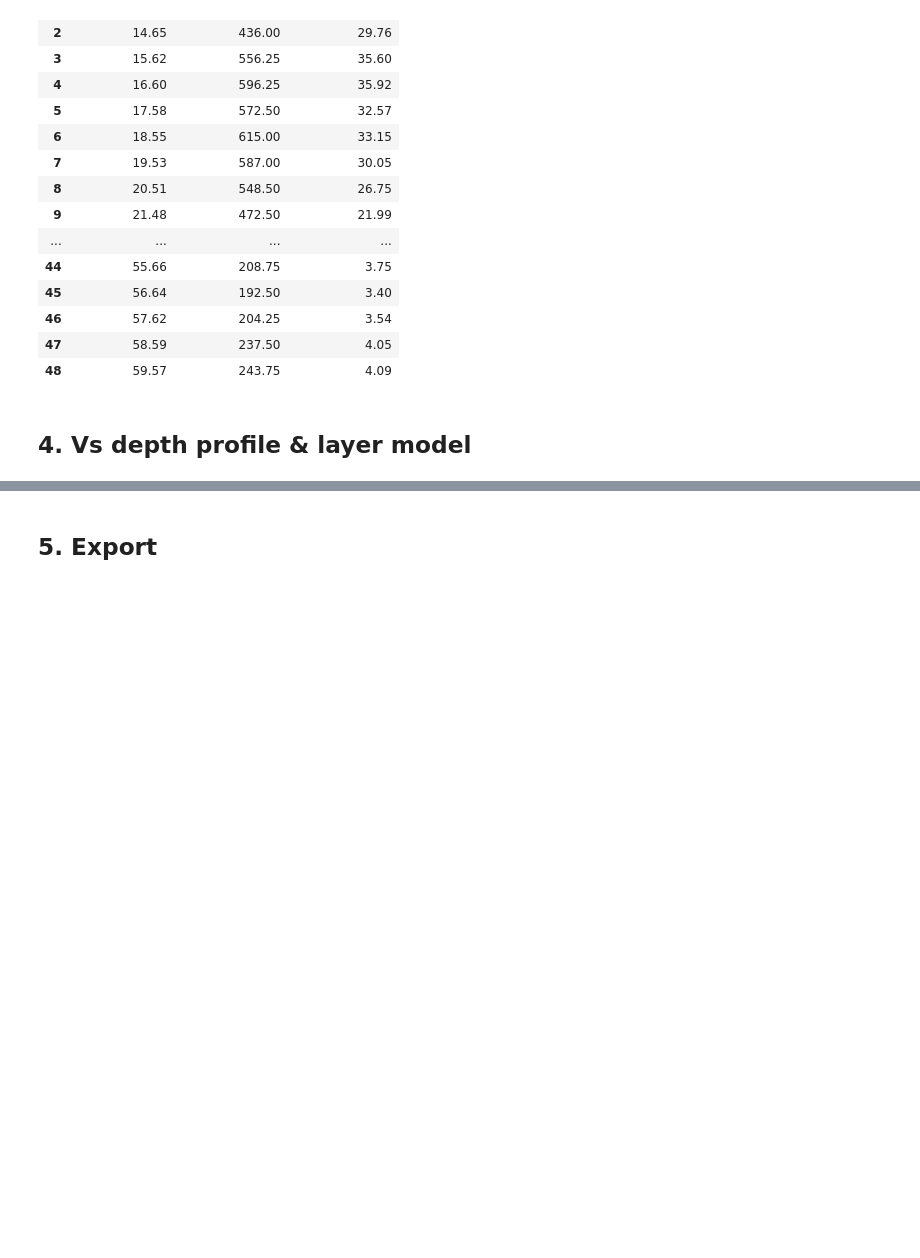
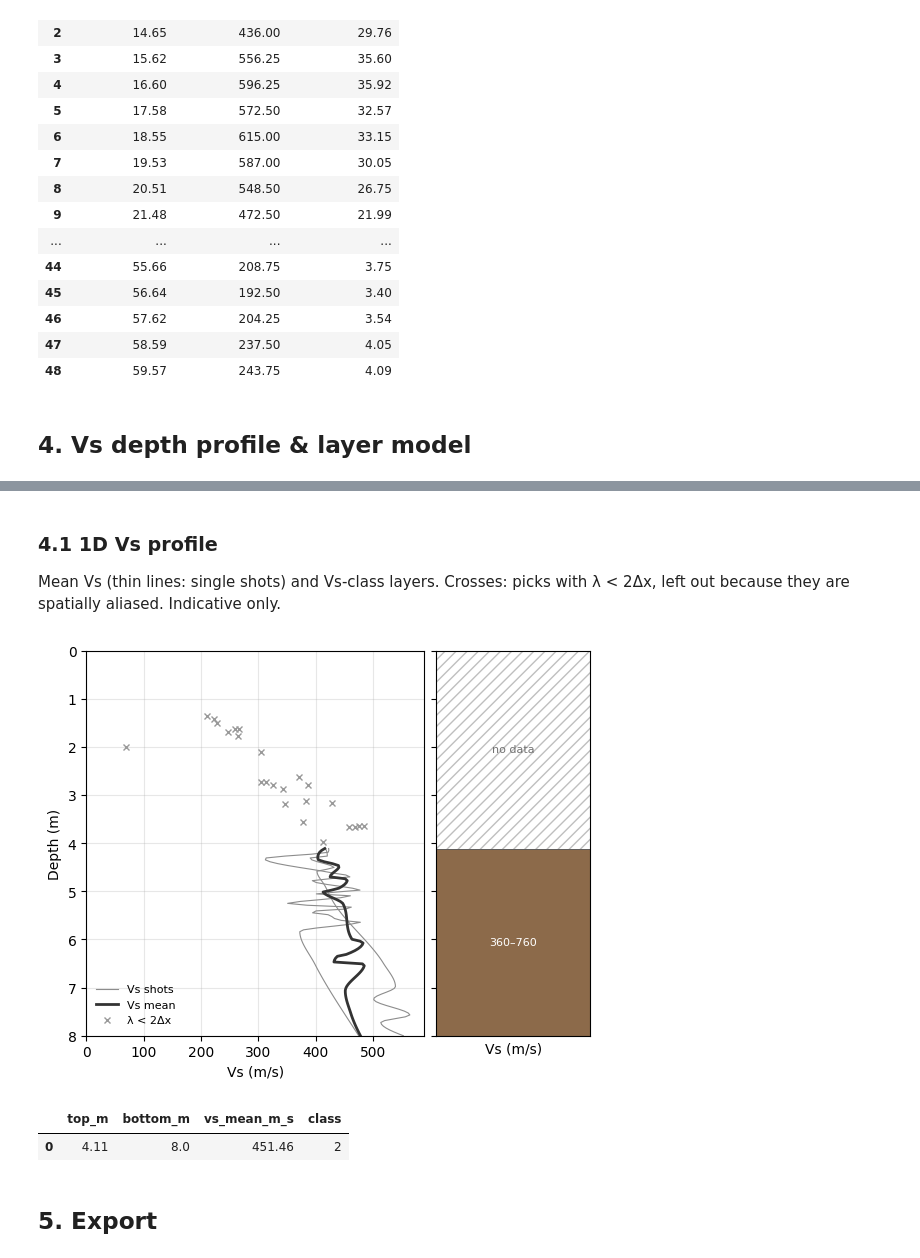
Before and after one commit to oscar-rincon/seismic-refraction-analysis, a Jupyter notebook: L1_MASW_analysis.ipynb, the cells around one changed output, grey strips where cells are left out. Drawn from its saved outputs; the diff is of its cells as text; code cells hidden in the pictures; blank space fills up the shorter version.

```diff
--- a/L1_MASW_analysis.ipynb
+++ b/L1_MASW_analysis.ipynb
@@ -98,3 +103,18 @@ layers
+# %% [markdown]
+### 4.1 1D Vs profile
+
+Mean Vs (thin lines: single shots) and Vs-class layers. Crosses: picks with λ < 2Δx, left out because they are spatially aliased. Indicative only.
+# %%
+flagged = masw.aliased_picks(curve_mean, MIN_WAVELENGTH, DEPTH_FACTOR, VS_FACTOR)
+flagged = flagged[flagged["depth_m"] <= Z_MAX]
+vs_fig, vs_layers = plotting.plot_1d_vs_profile(profile, flagged)
+vs_fig.savefig(OUTPUT_PROFILE_PNG, dpi=180, bbox_inches="tight")
+plt.show()
+pd.DataFrame(vs_layers).round(2)
+# %% [output]
+[figure, added]
+|  | top_m | bottom_m | vs_mean_m_s | class |
+| 0 | 4.11 | 8.0 | 451.46 | 2 |
 # %% [markdown]
 ## 5. Export
 # %%
```
Also changed, not shown: parts of 4 cells of this notebook, 18 other files.
